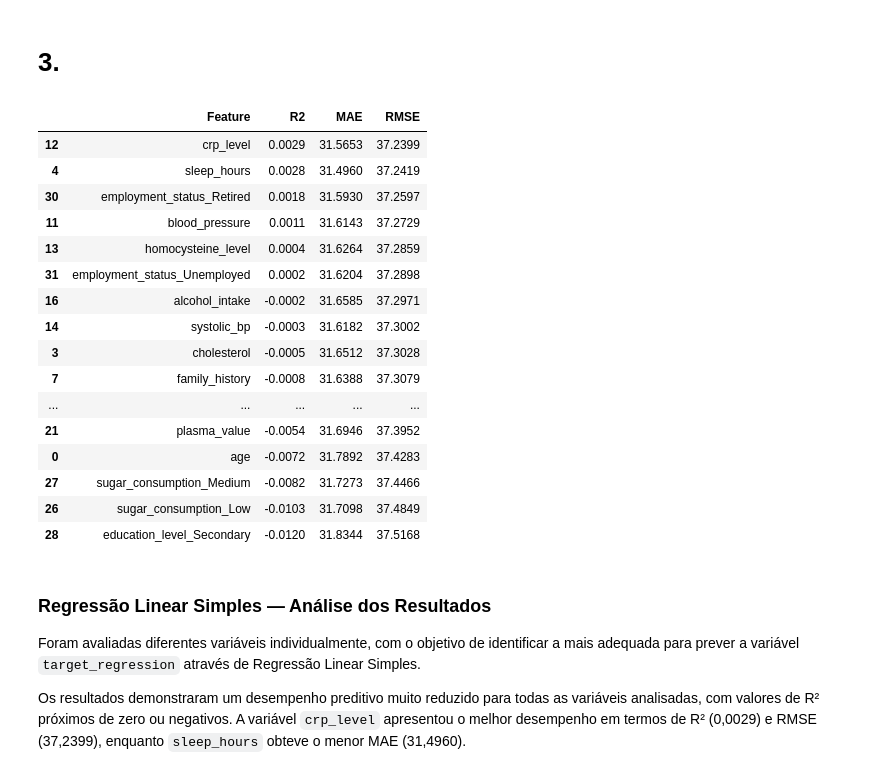
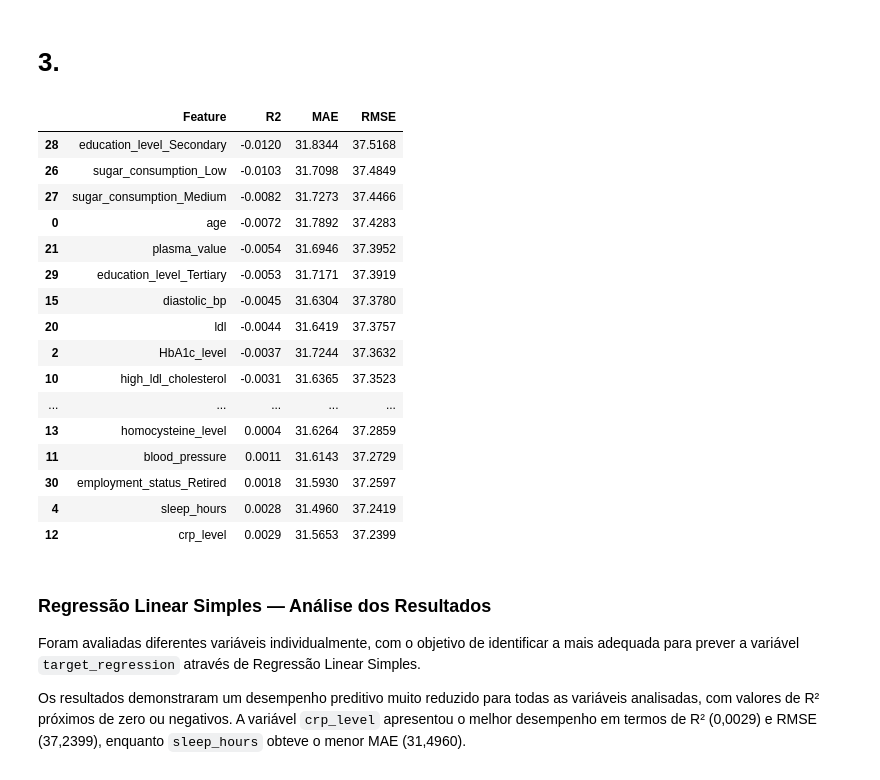
Before and after one commit to GasparAVieira/APRAU, a Jupyter notebook: Diogov2.ipynb, the cells around one changed output. Cells and saved outputs as stored; diff of their text form; code cells hidden in the pictures.

```diff
--- a/Diogov2.ipynb
+++ b/Diogov2.ipynb
@@ -698,50 +698,50 @@ X_train, X_test, y_train, y_test = train_test_split(
     test_size=0.2,
     random_state=42
 )
 
 simple_results = []
 
 for feature in X.columns:
 
     model = Pipeline([
         ('imputer', SimpleImputer(strategy='median')),
         ('regressor', LinearRegression())
     ])
 
     model.fit(X_train[[feature]], y_train)
 
     y_pred = model.predict(X_test[[feature]])
 
     simple_results.append({
         'Feature': feature,
         'R2': r2_score(y_test, y_pred),
         'MAE': mean_absolute_error(y_test, y_pred),
         'RMSE': np.sqrt(mean_squared_error(y_test, y_pred))
     })
 
 simple_df = pd.DataFrame(simple_results).sort_values(
-    by='RMSE'
+    by='R2',
 )
 
 display(simple_df.round(4))
 # %% [output]
 |  | Feature | R2 | MAE | RMSE |
+| 28 | education_level_Secondary | -0.0120 | 31.8344 | 37.5168 |
+| 26 | sugar_consumption_Low | -0.0103 | 31.7098 | 37.4849 |
+| 27 | sugar_consumption_Medium | -0.0082 | 31.7273 | 37.4466 |
+| 0 | age | -0.0072 | 31.7892 | 37.4283 |
+| 21 | plasma_value | -0.0054 | 31.6946 | 37.3952 |
+| 29 | education_level_Tertiary | -0.0053 | 31.7171 | 37.3919 |
+| 15 | diastolic_bp | -0.0045 | 31.6304 | 37.3780 |
+| 20 | ldl | -0.0044 | 31.6419 | 37.3757 |
+| 2 | HbA1c_level | -0.0037 | 31.7244 | 37.3632 |
+| 10 | high_ldl_cholesterol | -0.0031 | 31.6365 | 37.3523 |
+| ... | ... | ... | ... | ... |
+| 13 | homocysteine_level | 0.0004 | 31.6264 | 37.2859 |
+| 11 | blood_pressure | 0.0011 | 31.6143 | 37.2729 |
+| 30 | employment_status_Retired | 0.0018 | 31.5930 | 37.2597 |
+| 4 | sleep_hours | 0.0028 | 31.4960 | 37.2419 |
 | 12 | crp_level | 0.0029 | 31.5653 | 37.2399 |
-| 4 | sleep_hours | 0.0028 | 31.4960 | 37.2419 |
-| 30 | employment_status_Retired | 0.0018 | 31.5930 | 37.2597 |
-| 11 | blood_pressure | 0.0011 | 31.6143 | 37.2729 |
-| 13 | homocysteine_level | 0.0004 | 31.6264 | 37.2859 |
-| 31 | employment_status_Unemployed | 0.0002 | 31.6204 | 37.2898 |
-| 16 | alcohol_intake | -0.0002 | 31.6585 | 37.2971 |
-| 14 | systolic_bp | -0.0003 | 31.6182 | 37.3002 |
-| 3 | cholesterol | -0.0005 | 31.6512 | 37.3028 |
-| 7 | family_history | -0.0008 | 31.6388 | 37.3079 |
-| ... | ... | ... | ... | ... |
-| 21 | plasma_value | -0.0054 | 31.6946 | 37.3952 |
-| 0 | age | -0.0072 | 31.7892 | 37.4283 |
-| 27 | sugar_consumption_Medium | -0.0082 | 31.7273 | 37.4466 |
-| 26 | sugar_consumption_Low | -0.0103 | 31.7098 | 37.4849 |
-| 28 | education_level_Secondary | -0.0120 | 31.8344 | 37.5168 |
 # %% [markdown]
 ### Regressão Linear Simples — Análise dos Resultados
 
```
Also changed, not shown: parts of 6 cells of this notebook, 1 other file.
